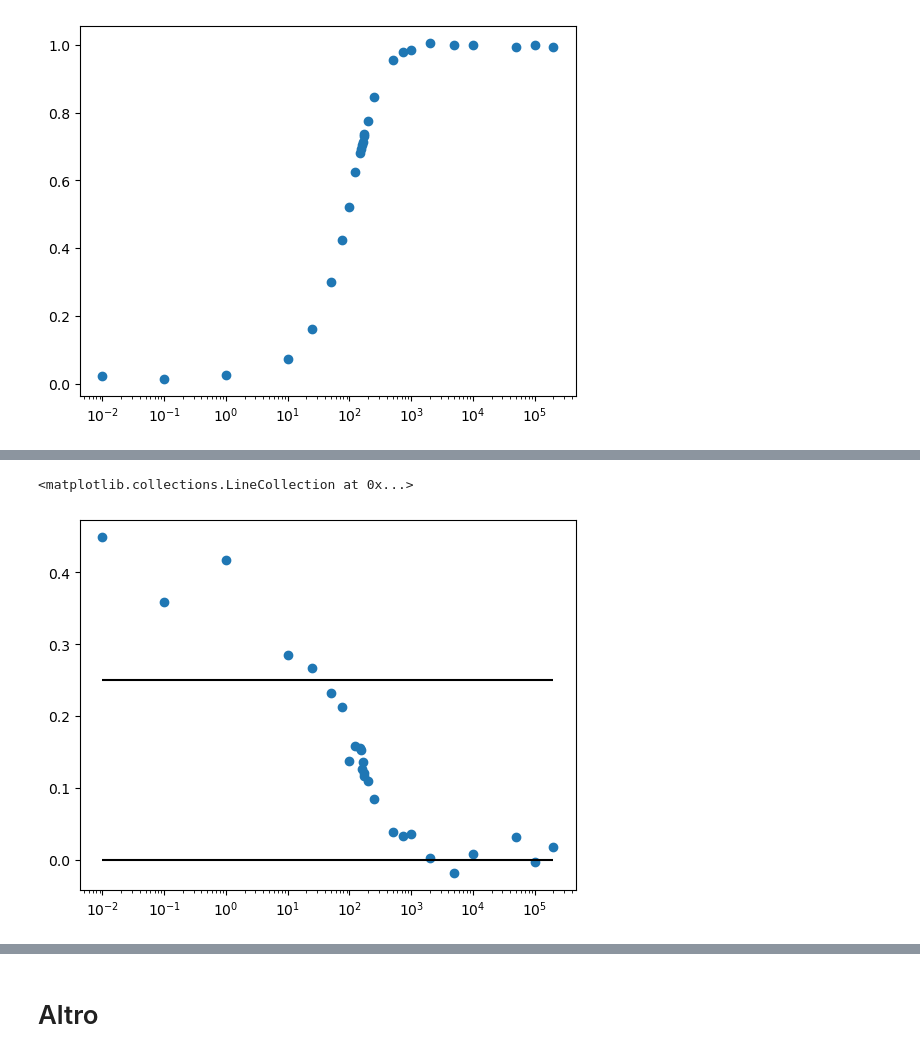
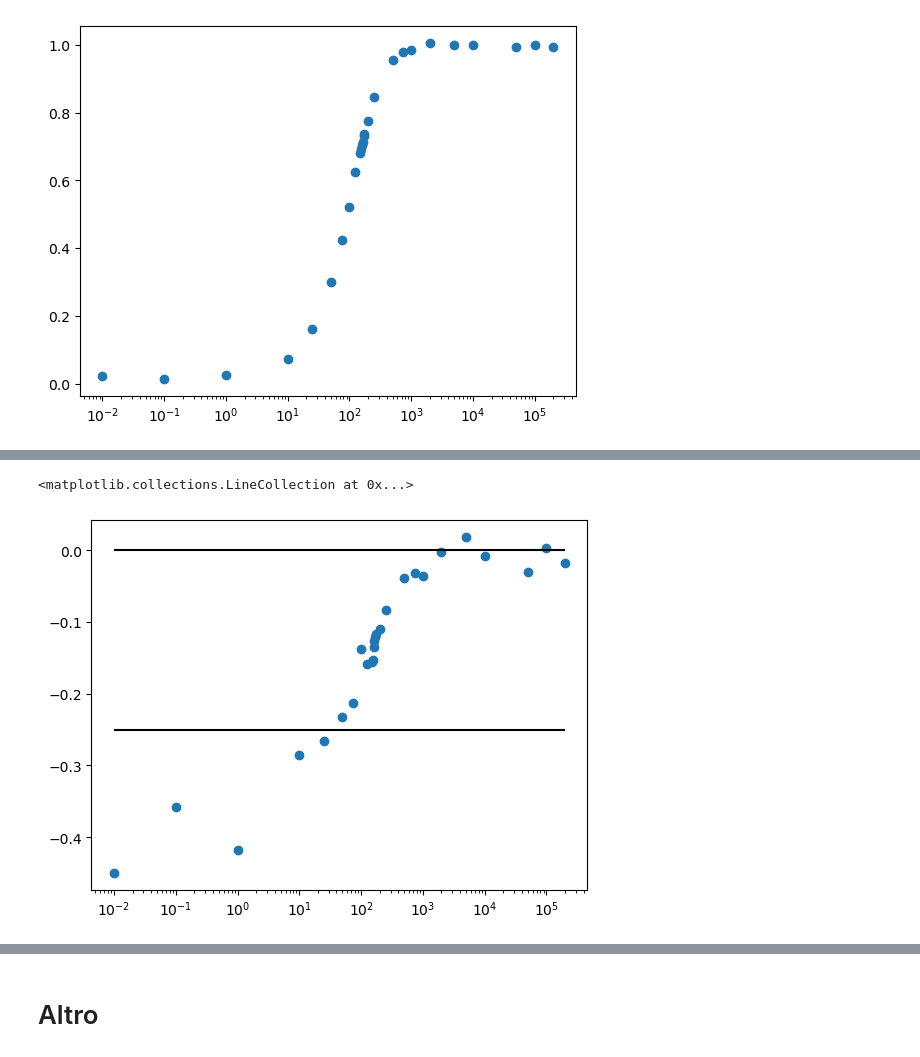
Before and after one commit to RBerga06/unipr-clt-fisica, a Jupyter notebook: lab2/exp4/exp4.ipynb, the cells around one changed output, grey strips where cells are left out. Drawn from its saved outputs; the diff is of its cells as text; code cells hidden in the pictures.

```diff
--- a/lab2/exp4/exp4.ipynb
+++ b/lab2/exp4/exp4.ipynb
@@ -108,3 +113,15 @@ plt.scatter(freqs, ampiezze)
 plt.xscale("log")
 # %% [output]
 [figure]
+# %%
+freqs = []
+ampiezze = []
+for (_, t, sine1, sine2) in files1fit:
+    freqs.append(sine1.freq)
+    Vin = sine1.ampl
+    Vout = sine2.ampl
+    Vout_Vin = Vout / Vin
+    ampiezze.append(Vout_Vin)
+
+plt.scatter(freqs, ampiezze)
+plt.xscale("log")
@@ -118,10 +137,10 @@ for (f, (t, ch1, ch2, _)) in files1mod:
     fase = (t[np.nanargmax(ch1)] - t[np.nanargmax(ch2)]) * f
     while fase > 0.5: fase -= 1
     if fase < -1: fase += 1
-    fasi.append(fase)
+    fasi.append(-fase)
 
 plt.scatter(freqs, fasi)
 plt.xscale("log")
-plt.hlines([0, -.25], np.min(freqs), np.max(freqs), color="k")
+plt.hlines([0, .25], np.min(freqs), np.max(freqs), color="k")
 # %% [output]
 <matplotlib.collections.LineCollection at 0x...>
@@ -128,0 +148,13 @@ plt.hlines([0, -.25], np.min(freqs), np.max(freqs), color="k")
+# %%
+freqs = []
+fasi = []
+for (_, t, sine1, sine2) in files1fit:
+    freqs.append(sine1.freq)
+    fase = sine1.phase - sine2.phase
+    # while fase > 0.5: fase -= 1
+    # if fase < -1: fase += 1
+    fasi.append(fase / (2 * np.pi))
+
+plt.scatter(freqs, fasi)
+plt.xscale("log")
+plt.hlines([0, .25], np.min(freqs), np.max(freqs), color="k")
@@ -157,3 +192,15 @@ plt.scatter(freqs, ampiezze)
 plt.xscale("log")
 # %% [output]
 [figure]
+# %%
+freqs = []
+ampiezze = []
+for (_, t, sine1, sine2) in files2fit:
+    freqs.append(sine1.freq)
+    Vin = sine1.ampl
+    Vout = sine2.ampl
+    Vout_Vin = Vout / Vin
+    ampiezze.append(Vout_Vin)
+
+plt.scatter(freqs, ampiezze)
+plt.xscale("log")
@@ -160,16 +209,16 @@ plt.xscale("log")
 # %%
 freqs = []
 fasi = []
 for (f, (t, ch1, ch2, _)) in files2:
     freqs.append(f)
     fase = (t[np.nanargmax(ch1)] - t[np.nanargmax(ch2)]) * f
     if fase < -0.5:
         fase += 1
-    fasi.append(fase)
+    fasi.append(-fase)
 
 plt.scatter(freqs, fasi)
 plt.xscale("log")
-plt.hlines([0, .25], np.min(freqs), np.max(freqs), color="k")
+plt.hlines([0, -.25], np.min(freqs), np.max(freqs), color="k")
 # %% [output]
 <matplotlib.collections.LineCollection at 0x...>
-[figure, old version]
+[figure, new version]
```
Also changed, not shown: parts of 6 cells of this notebook.
